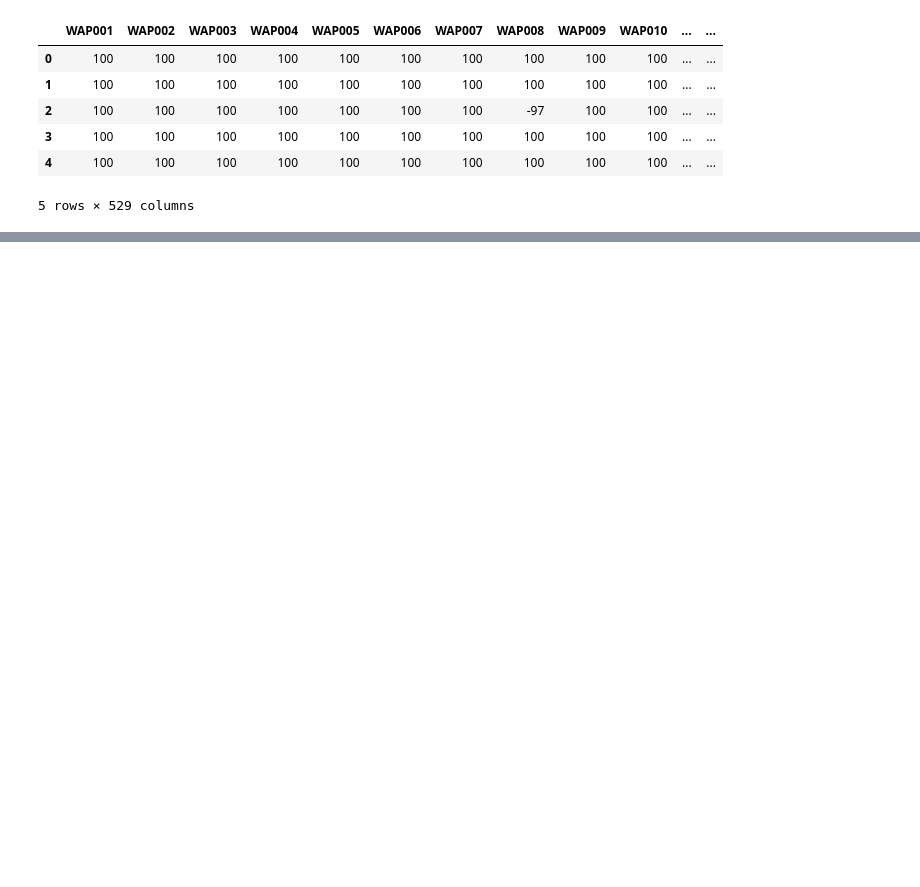
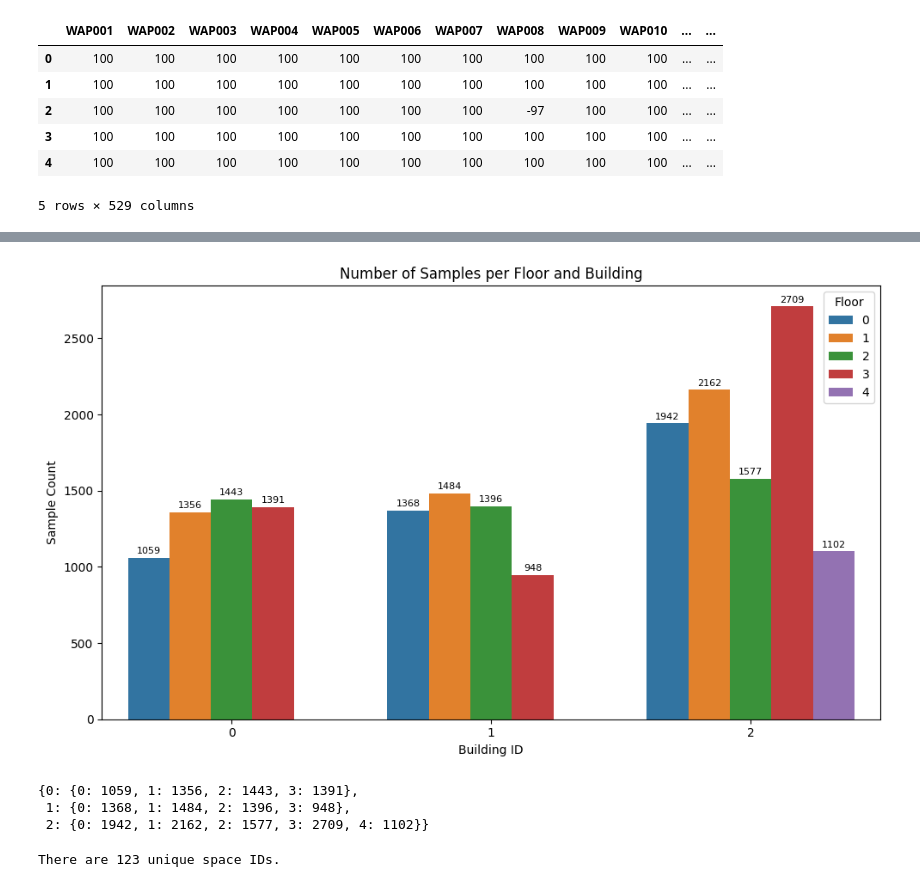
Before and after one commit to AlbertZweistein-2/184.702_MachineLearning, a Jupyter notebook: source/descriptive.ipynb, the cells around one changed output, grey strips where cells are left out. Saved outputs shown, nothing was run; the diff lists cells and outputs as text; code cells hidden in the pictures; blank space fills up the shorter version.

```diff
--- a/source/descriptive.ipynb
+++ b/source/descriptive.ipynb
@@ -44,0 +98,56 @@ UJI_training.head()
+# %%
+# Building and floor distribution with grouped barplot
+# Collect unique buildings and floors and counts per (BUILDINGID, FLOOR)
+building_counts = UJI_training['BUILDINGID'].unique()
+floors_per_building = UJI_training.groupby('BUILDINGID')['FLOOR'].unique()
+
+# Count entries per floor per building
+floor_counts = UJI_training.groupby(['BUILDINGID', 'FLOOR']).size()
+
+# Build nested dict (original structure)
+floor_counts_dict = {}
+for building in floor_counts.index.levels[0]:
+    floor_counts_dict[building] = {}
+    for floor in floor_counts[building].index:
+        count = floor_counts[building][floor]
+        floor_counts_dict[building][floor] = int(count)  # cast to int for JSON friendliness
+
+# Convert to tidy DataFrame for plotting
+records = [
+    {"BUILDINGID": b, "FLOOR": f, "count": c}
+    for b, floors in floor_counts_dict.items()
+    for f, c in floors.items()
+]
+floor_df = pd.DataFrame(records)
+
+# Ensure proper ordering
+floor_df['BUILDINGID'] = floor_df['BUILDINGID'].astype(int)
+floor_df['FLOOR'] = floor_df['FLOOR'].astype(int)
+
+# Grouped barplot: floors on x-axis, separate bars per building
+plt.figure(figsize=(10, 6))
+ax = sns.barplot(data=floor_df, x='BUILDINGID', y='count', hue='FLOOR', palette='tab10')
+ax.set_title('Number of Samples per Floor and Building')
+ax.set_xlabel('Building ID')
+ax.set_ylabel('Sample Count')
+
+# Annotate each bar with its count
+for container in ax.containers:
+    ax.bar_label(container, padding=2, fontsize=8)
+
+# Optional: show legend title
+ax.legend(title='Floor', frameon=True)
+plt.tight_layout()
+plt.show()
+
+# Display the original dict if still desired
+floor_counts_dict
+# %% [output]
+[figure, added]
+{0: {0: 1059, 1: 1356, 2: 1443, 3: 1391},
+ 1: {0: 1368, 1: 1484, 2: 1396, 3: 948},
+ 2: {0: 1942, 1: 2162, 2: 1577, 3: 2709, 4: 1102}}
+# %%
+print("There are", UJI_training["SPACEID"].nunique(), "unique space IDs.")
+# %% [output]
+There are 123 unique space IDs.
```
Also changed, not shown: parts of 40 cells of this notebook, 2 other files.
